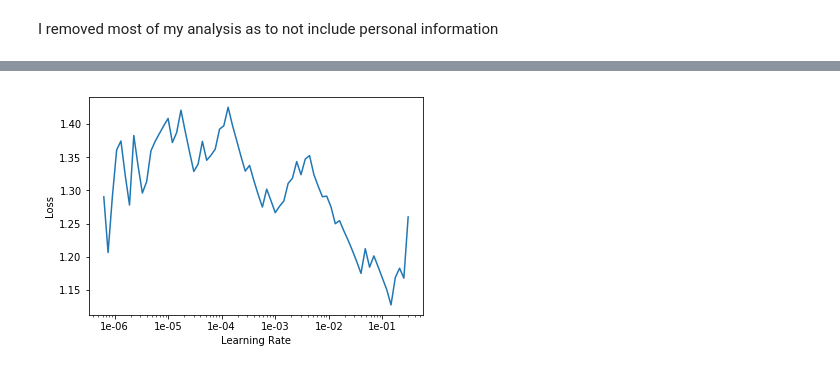
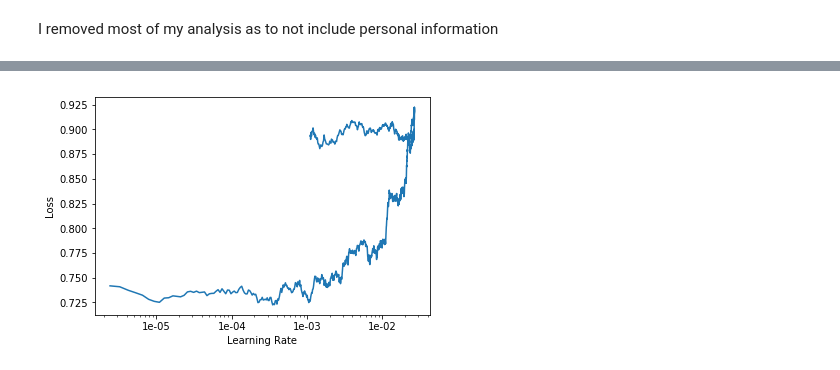
Before and after one commit to reijerknol/fastai_nbs, a Jupyter notebook: Whatsapp analysis-upload.ipynb, the cells around one changed output, grey strips where cells are left out. Drawn from its saved outputs; the diff is of its cells as text; code cells hidden in the pictures.

```diff
--- a/Whatsapp analysis-upload.ipynb
+++ b/Whatsapp analysis-upload.ipynb
@@ -93,4 +119,4 @@ Total time: 33:06
 # %%
-learn_c.freeze_to(-2)
-learn_c.fit_one_cycle(2, slice(lr/(2.6**4),lr), moms=(0.8,0.7))
+learn.freeze_to(-2)
+learn.fit_one_cycle(2, slice(lr/(2.6**4),lr), moms=(0.8,0.7))
 # %% [output]
@@ -101,4 +127,4 @@ Total time: 06:33
 # %%
-learn_c.freeze_to(-3)
-learn_c.fit_one_cycle(2, slice(lr/2/(2.6**4),lr/2), moms=(0.8,0.7))
+learn.freeze_to(-3)
+learn.fit_one_cycle(10, slice(lr/2/(2.6**4),lr/2), moms=(0.8,0.7))
 # %% [output]
@@ -109,3 +139,3 @@ Total time: 22:31
 # %%
-learn_c.unfreeze()
-learn_c.fit_one_cycle(1, slice(lr/10/(2.6**4),lr/10), moms=(0.8,0.7))
+learn.unfreeze()
+learn.fit_one_cycle(1, slice(lr/10/(2.6**4),lr/10), moms=(0.8,0.7))
@@ -112,5 +146,7 @@ learn_c.fit_one_cycle(1, slice(lr/10/(2.6**4),lr/10), moms=(0.8,0.7))
 # %%
 learn.save('whatsapp_full')
+# %%
+learn.load('whatsapp_full')
 # %% [markdown]
 I removed most of my analysis as to not include personal information
 # %%
@@ -118,4 +158,4 @@ interp = ClassificationInterpretation.from_learner(learn_c)
 # %%
-learn_c.recorder.plot()
+learn.recorder.plot()
 # %% [output]
-[figure, old version]
+[figure, new version]
```
Also changed, not shown: parts of 26 cells of this notebook.
